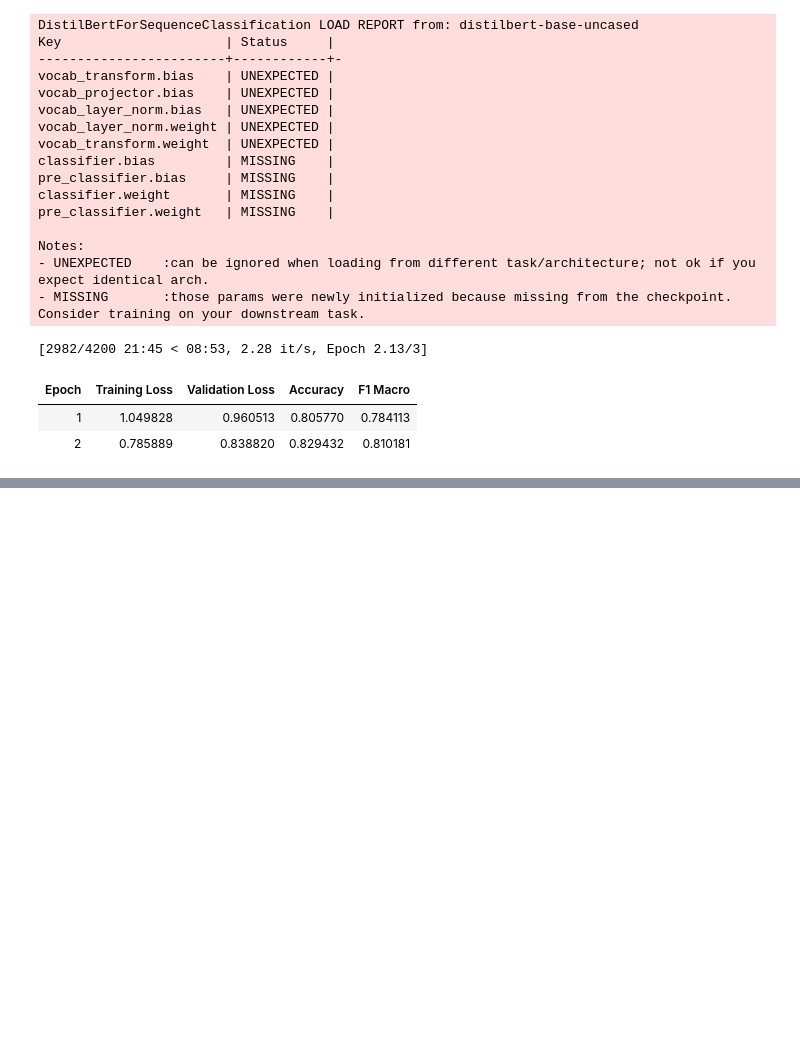
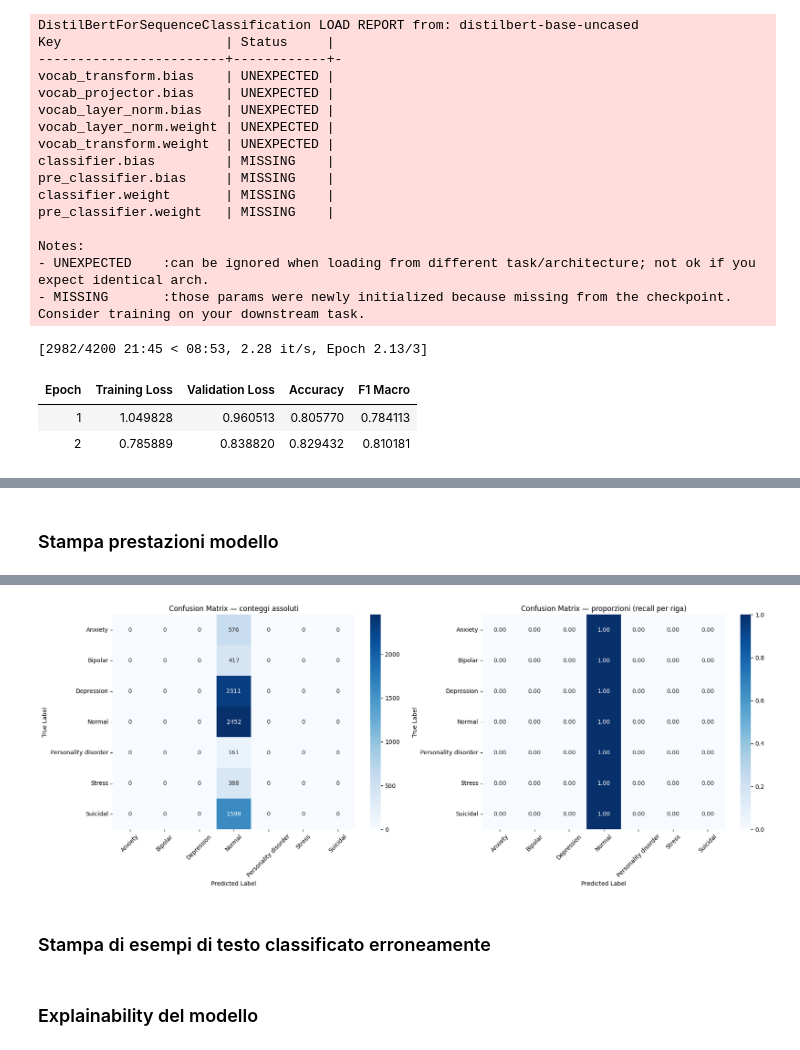
Before and after one commit to martisandrea/ProgettoDLA_text, a Jupyter notebook: progettodla-text.ipynb, the cells around one changed output, grey strips where cells are left out. Saved outputs shown, nothing was run; the diff lists cells and outputs as text; code cells hidden in the pictures; blank space fills up the shorter version.

Commit message:
Kaggle Notebook | ProgettoDLA_text | tentativo utilizzo modello salvato

```diff
--- a/progettodla-text.ipynb
+++ b/progettodla-text.ipynb
@@ -172,0 +273,73 @@ trainer.train()
+# %% [markdown]
+### Stampa prestazioni modello
+# %%
+import numpy as np
+import matplotlib.pyplot as plt
+import seaborn as sns
+from sklearn.metrics import classification_report, confusion_matrix
+from torch.utils.data import DataLoader
+import torch
+
+# Metti il modello in modalità inferenza
+model.eval()
+device = torch.device("cuda" if torch.cuda.is_available() else "cpu")
+model.to(device)
+
+# Prepara il validation set come tensori PyTorch
+# Rimuove la colonna "statement" (stringa, non convertibile in tensore)
+val_ds_torch = val_ds.remove_columns(["statement"])
+val_ds_torch.set_format("torch")
+
+loader = DataLoader(val_ds_torch, batch_size=32)
+
+all_preds, all_labels, all_probs = [], [], []
+
+with torch.no_grad():
+    for batch in loader:
+        input_ids      = batch["input_ids"].to(device)
+        attention_mask = batch["attention_mask"].to(device)
+        labels         = batch["label"].cpu().numpy()
+
+        outputs = model(input_ids=input_ids, attention_mask=attention_mask)
+        probs   = torch.softmax(outputs.logits, dim=1).cpu().numpy()
+        preds   = probs.argmax(axis=1)
+
+        all_preds.extend(preds)
+        all_labels.extend(labels)
+        all_probs.extend(probs)
+
+all_preds  = np.array(all_preds)
+all_labels = np.array(all_labels)
+all_probs  = np.array(all_probs)
+
+# --- Classification report ---
+print("=" * 60)
+print("CLASSIFICATION REPORT")
+print("=" * 60)
+print(classification_report(all_labels, all_preds, target_names=le.classes_))
+
+# --- Confusion matrix normalizzata ---
+cm = confusion_matrix(all_labels, all_preds)
+cm_norm = cm.astype(float) / cm.sum(axis=1, keepdims=True)  # normalizza per riga
+
+fig, axes = plt.subplots(1, 2, figsize=(18, 7))
+
+# Sinistra: conteggi assoluti
+sns.heatmap(cm, annot=True, fmt="d", cmap="Blues",
+            xticklabels=le.classes_, yticklabels=le.classes_, ax=axes[0])
+axes[0].set_title("Confusion Matrix — conteggi assoluti")
+axes[0].set_ylabel("True Label")
+axes[0].set_xlabel("Predicted Label")
+axes[0].tick_params(axis="x", rotation=45)
+
+# Destra: proporzioni per riga (recall per-classe sulla diagonale)
+sns.heatmap(cm_norm, annot=True, fmt=".2f", cmap="Blues",
+            xticklabels=le.classes_, yticklabels=le.classes_, ax=axes[1])
+axes[1].set_title("Confusion Matrix — proporzioni (recall per riga)")
+axes[1].set_ylabel("True Label")
+axes[1].set_xlabel("Predicted Label")
+axes[1].tick_params(axis="x", rotation=45)
+
+plt.tight_layout()
+plt.show()
+# %% [output]
@@ -172,0 +362,3 @@ trainer.train()
+[figure, added]
+# %% [markdown]
+### Stampa di esempi di testo classificato erroneamente
@@ -172,0 +399,2 @@ trainer.train()
+# %% [markdown]
+### Explainability del modello
```
Also changed, not shown: parts of 5 cells of this notebook.
